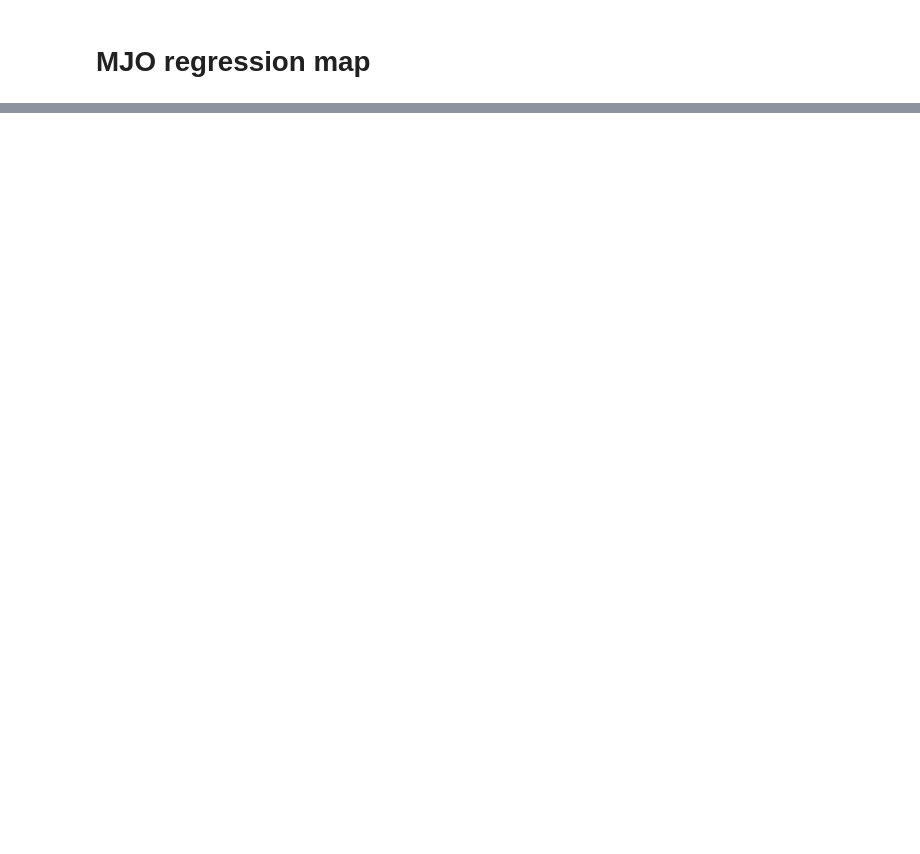
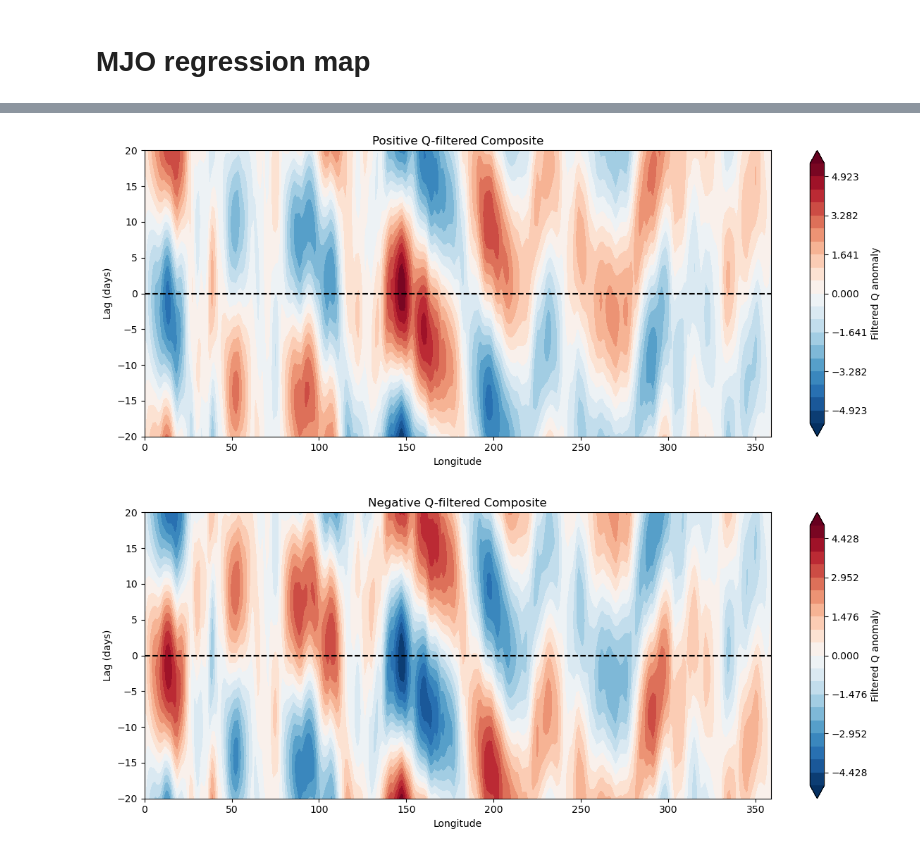
Before and after one commit to PeterChang1023/ESM_2025, a Jupyter notebook: ESM_2025_MJO.ipynb, the cells around one changed output, grey strips where cells are left out. Saved outputs shown, nothing was run; the diff lists cells and outputs as text; code cells hidden in the pictures; blank space fills up the shorter version.

```diff
--- a/ESM_2025_MJO.ipynb
+++ b/ESM_2025_MJO.ipynb
@@ -584,0 +1214,32 @@ Q.shape
+# %%
+# 使用預設：找最大 std 經度點
+pos_composite, neg_composite, lags = lagged_composite(Q_filtered, threshold=0.5)
+
+# 或手動指定 focus 經度索引
+# target_idx = np.argmin(np.abs(lon - 90))
+# pos_composite, neg_composite, lags = lagged_composite(Q_filtered, threshold=1.0, target_lon_idx=target_idx)
+# %%
+def plot_composite(comp, lon, lags, title):
+    plt.figure(figsize=(12, 5))
+    vabs = np.nanmax(np.abs(comp))
+    cf = plt.contourf(
+        lon, lags, comp,
+        cmap='RdBu_r', levels=np.linspace(-vabs, vabs, 21),
+        extend='both'
+    )
+    plt.axhline(0, color='k', linestyle='--')
+    plt.colorbar(cf, label="Filtered Q anomaly")
+    plt.xlabel("Longitude")
+    plt.ylabel("Lag (days)")
+    plt.title(title)
+    plt.tight_layout()
+    plt.show()
+
+if pos_composite is not None:
+    plot_composite(pos_composite, lon, lags, "Positive Q-filtered Composite")
+
+if neg_composite is not None:
+    plot_composite(neg_composite, lon, lags, "Negative Q-filtered Composite")
+# %% [output]
+[figure, added]
+[figure, added]
```
Also changed, not shown: parts of 56 cells of this notebook.
